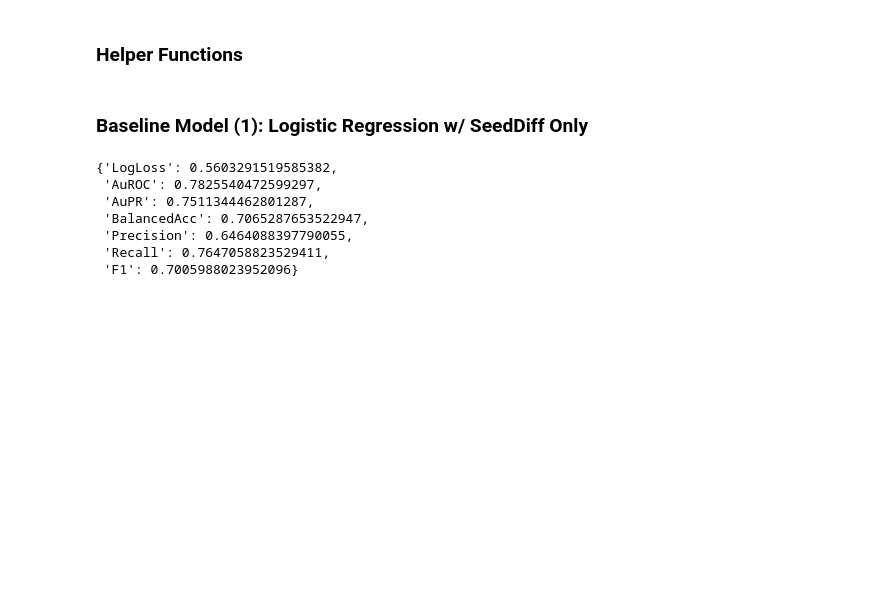
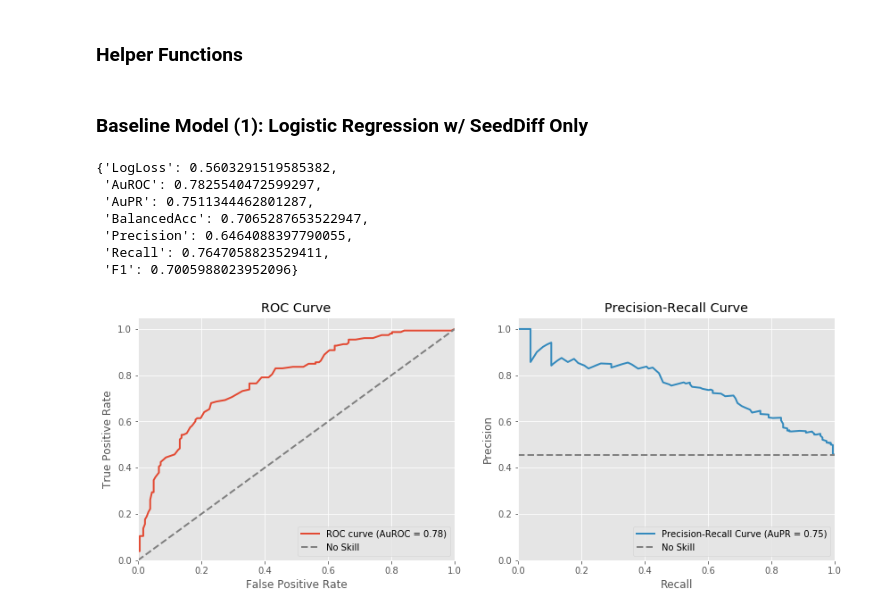
Before and after one commit to nyjgary/march-madness-2020, a Jupyter notebook: March-Madness-2020.ipynb, the cells around one changed output. Saved outputs shown, nothing was run; the diff lists cells and outputs as text; code cells hidden in the pictures; blank space fills up the shorter version.

Commit message:
add func to plot roc and precision-recall

```diff
--- a/March-Madness-2020.ipynb
+++ b/March-Madness-2020.ipynb
@@ -309,21 +309,6 @@ def train_test_period_split(data, season_to_predict, season_to_start=1985):
     test_data = data.query("Season == @season_to_predict")
 
     return train_data, test_data
-# %%
-def evaluate_predictions(y_true, y_score, cls_threshold=.5):
-    """ Given labels and predictions, return a dictionary with classifier evaluation metrics """
-
-    y_pred = y_score > cls_threshold
-    metrics = {}
-    metrics['LogLoss'] = log_loss(y_true, y_score)
-    metrics['AuROC'] = roc_auc_score(y_true, y_score)
-    metrics['AuPR'] = average_precision_score(y_true, y_score)
-    metrics['BalancedAcc'] = balanced_accuracy_score(y_true, y_pred)
-    metrics['Precision'] = precision_score(y_true, y_pred)
-    metrics['Recall'] = recall_score(y_true, y_pred)
-    metrics['F1'] = f1_score(y_true, y_pred)
-
-    return metrics
 # %%
 def iterative_train(model, seasons_to_predict, data, features, season_to_start=1985):
     """ For each season to predict, instantiate the model and fit to a different train set using all prior seasons
@@ -355,15 +388,17 @@ def iterative_predict(models, seasons_to_predict, data, features, season_to_star
 ### Baseline Model (1): Logistic Regression w/ SeedDiff Only
 # %%
 seasons_to_predict = [2015,2016,2017,2018,2019]
+lr1_features = ['SeedDiff']
 lr1 = LogisticRegression()
-lr1_models = iterative_train(lr1, seasons_to_predict, data3, ['SeedDiff'])
-lr1_preds = iterative_predict(lr1_models, seasons_to_predict, data3, ['SeedDiff'])
-evaluate_predictions(lr1_preds['Won'], lr1_preds['Pred'], cls_threshold=.5)
+lr1_models = iterative_train(lr1, seasons_to_predict, data3, lr1_features)
+lr1_preds = iterative_predict(lr1_models, seasons_to_predict, data3, lr1_features)
+evaluate_predictions(lr1_preds['Won'], lr1_preds['Pred'], cls_threshold=.5, plot=True)
 # %% [output]
 {'LogLoss': 0.5603291519585382,
  'AuROC': 0.7825540472599297,
  'AuPR': 0.7511344462801287,
  'BalancedAcc': 0.7065287653522947,
  'Precision': 0.6464088397790055,
  'Recall': 0.7647058823529411,
  'F1': 0.7005988023952096}
+[figure, added]
```
Also changed, not shown: parts of 2 cells of this notebook.
